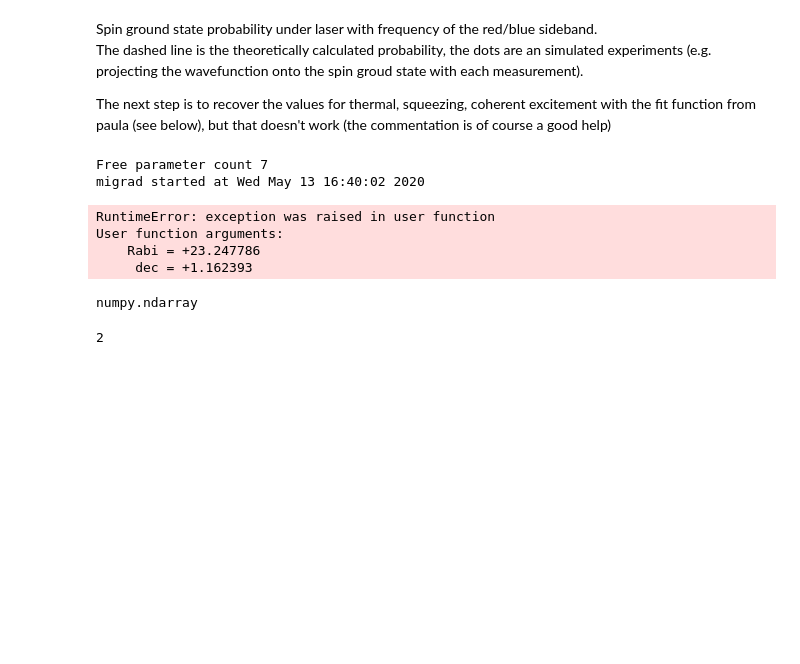
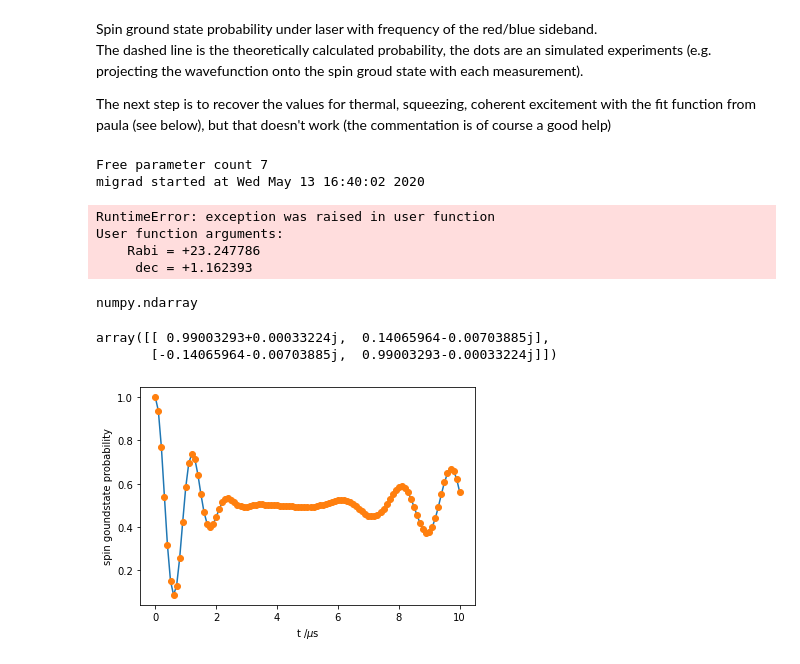
Before and after one commit to R-Thomm/Robin-Master, a Jupyter notebook: squeezed.ipynb, the cells around one changed output. Saved outputs shown, nothing was run; the diff lists cells and outputs as text; code cells hidden in the pictures; blank space fills up the shorter version.

Commit message:
included general formula for theoretical expectation of spin state probability under H spin phonon, formula 83 in LBM+03

```diff
--- a/squeezed.ipynb
+++ b/squeezed.ipynb
@@ -1002,10 +997,56 @@ listsss = np.frombuffer(listsss)
 type(listsss)
 # %% [output]
 numpy.ndarray
-# %%
-if False:
-    print(1)
-elif True:
-    print(2)
-# %% [output]
-2
+# %%
+from functions_SpinPhonon import *
+
+def T_l_n(t, l, n, d, Omega, n_LD):
+    mat = np.full((2,2), 0+0j)
+
+    Orabi = RabiTPSR(Omega, n_LD, n, n+l)
+    f = np.sqrt(d**2 + Orabi**2)
+
+    if f == 0:
+        mat[(0,0)] = np.exp(-1j*0.5*d*t) + 1j*d*0.5*t
+        mat[(0,1)] = -1j*Orabi*np.exp(1j*(np.abs(l)*np.pi*0.5-0.5*d*t))*0.5*t
+        mat[(1,0)] = -1j*Orabi*np.exp(-1j*(np.abs(l)*np.pi*0.5-0.5*d*t))*0.5*t
+        mat[(1,1)] = np.exp(1j*0.5*d*t)*(1 - 1j*d*0.5*t)
+    else:
+        mat[(0,0)] = np.exp(-1j*0.5*d*t)*(np.cos(0.5*f*t) + 1j*d/f*np.sin(0.5*f*t))
+        mat[(0,1)] = -1j*Orabi/f*np.exp(1j*(np.abs(l)*np.pi*0.5-0.5*d*t))*np.sin(0.5*f*t)
+        mat[(1,0)] = -1j*Orabi/f*np.exp(-1j*(np.abs(l)*np.pi*0.5-0.5*d*t))*np.sin(0.5*f*t)
+        mat[(1,1)] = np.exp(1j*0.5*d*t)*(np.cos(0.5*f*t) - 1j*d/f*np.sin(0.5*f*t))
+    return(mat)
+# %%
+T_l_n(1, 1, 1, 0.1, 10, 0.02)
+# %% [output]
+array([[ 0.99003293+0.00033224j,  0.14065964-0.00703885j],
+       [-0.14065964-0.00703885j,  0.99003293-0.00033224j]])
+# %%
+# get the diagonal elements (= (|n><psi|)^2) of the density matrix
+psiPS_P = coherent_dm(n, 2)
+list_Pn = np.abs(np.diag(psiPS_P.full()))
+times = np.linspace(0, 10, 101)
+
+cList = np.full((n, 2), 0.j)
+for i in range(n):
+    cList[(i, 1)] = np.sqrt(np.diag(psiPS_P.full())[i])
+
+pList = []
+for t in times:
+    cts = [np.matmul(T_l_n(t, +1, i, 0, Omega, n_LD),cList[i]) for i in range(n)]
+    pgs = [np.abs(ct[1])**2 for ct in cts]
+    pList.append(np.sum(pgs))
+
+probs = 0.5
+for i in range(n):
+    probs += 0.5*list_Pn[i]*np.cos(RabiTPSR(Omega, n_LD, i, i+1)*times)
+
+# probs = 0.5*(1+0.5*np.cos(RabiTPSR(Omega, n_LD, 1, 2)*times) + 0.5*np.cos(RabiTPSR(Omega, n_LD, 4, 5)*times)) # superposition of fock states, by hand
+plt.plot(times, probs)
+plt.plot(times, pList, 'o')
+plt.xlabel(r't /$\mu$s')
+plt.ylabel(r'spin goundstate probability')
+plt.show()
+# %% [output]
+[figure, added]
```
Also changed, not shown: parts of 4 cells of this notebook, 2 other files.
